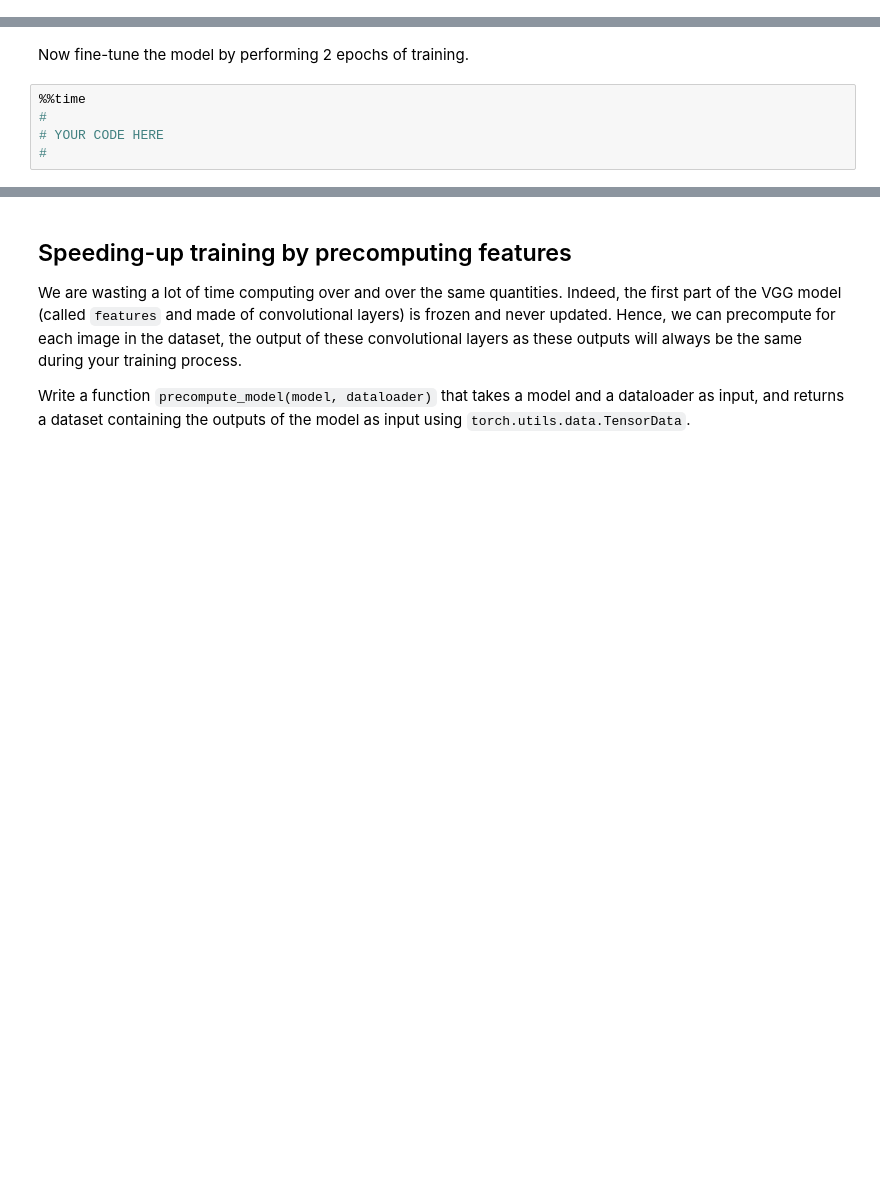
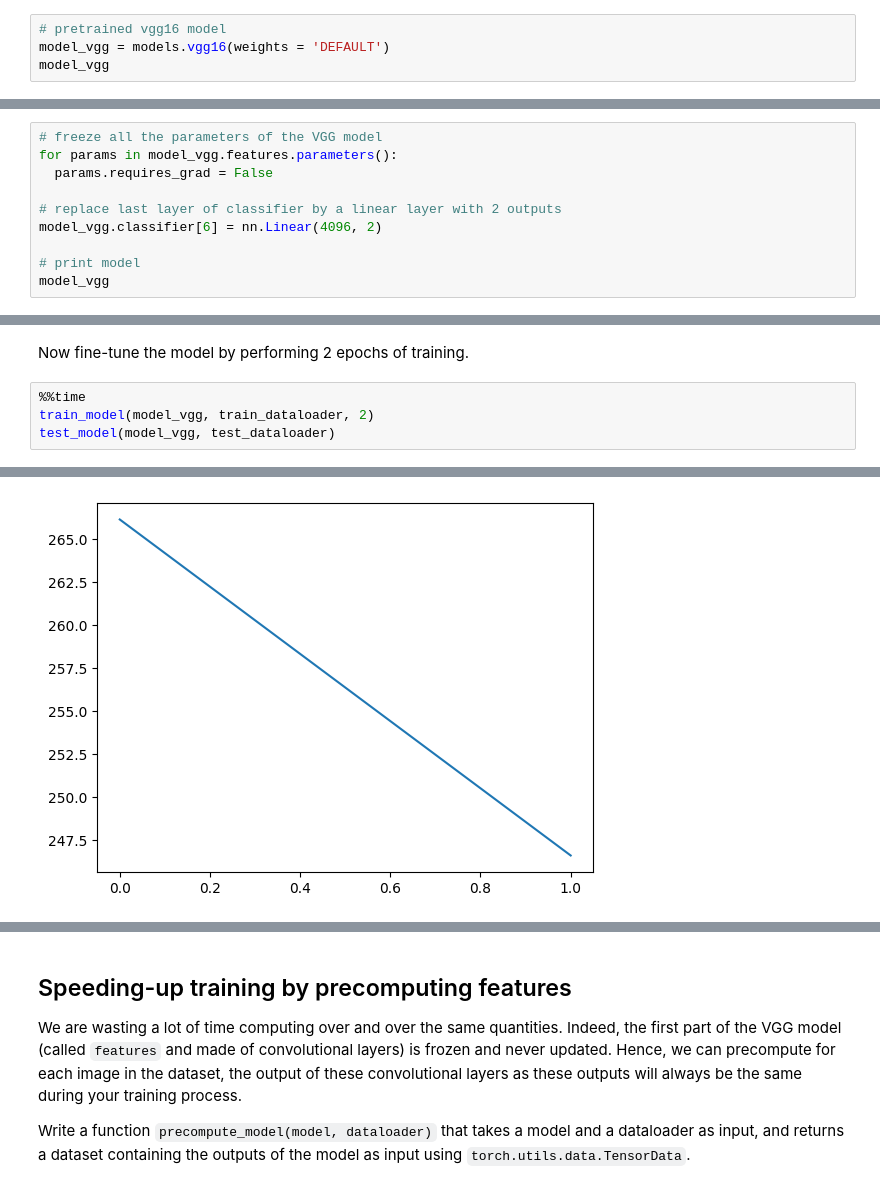
Before and after one commit to jlopetegui98/DL-ENS-Implementations, a Jupyter notebook: Homework1/HW_tumor_identification.ipynb, the cells around one changed output, grey strips where cells are left out. Drawn from its saved outputs; the diff is of its cells as text; blank space fills up the shorter version.

```diff
--- a/Homework1/HW_tumor_identification.ipynb
+++ b/Homework1/HW_tumor_identification.ipynb
@@ -235,0 +201,4 @@ First, load the VGG model using `models.vgg16(weights='DEFAULT')` and print it t
+# %%
+# pretrained vgg16 model
+model_vgg = models.vgg16(weights = 'DEFAULT')
+model_vgg
@@ -247,0 +232,10 @@ The idea of fine-tuning is that the features computed by VGG for Imagenet may be
+# %%
+# freeze all the parameters of the VGG model
+for params in model_vgg.features.parameters():
+  params.requires_grad = False
+
+# replace last layer of classifier by a linear layer with 2 outputs
+model_vgg.classifier[6] = nn.Linear(4096, 2)
+
+# print model
+model_vgg
@@ -248,7 +260,7 @@ The idea of fine-tuning is that the features computed by VGG for Imagenet may be
 # %% [markdown]
 Now fine-tune the model by performing 2 epochs of training.
-# %%
-%%time
-#
-# YOUR CODE HERE
-#
+# %%
+%%time
+train_model(model_vgg, train_dataloader, 2)
+test_model(model_vgg, test_dataloader)
+# %% [output]
@@ -254,0 +269 @@ Now fine-tune the model by performing 2 epochs of training.
+[figure, added]
```
Also changed, not shown: parts of 18 cells of this notebook.
